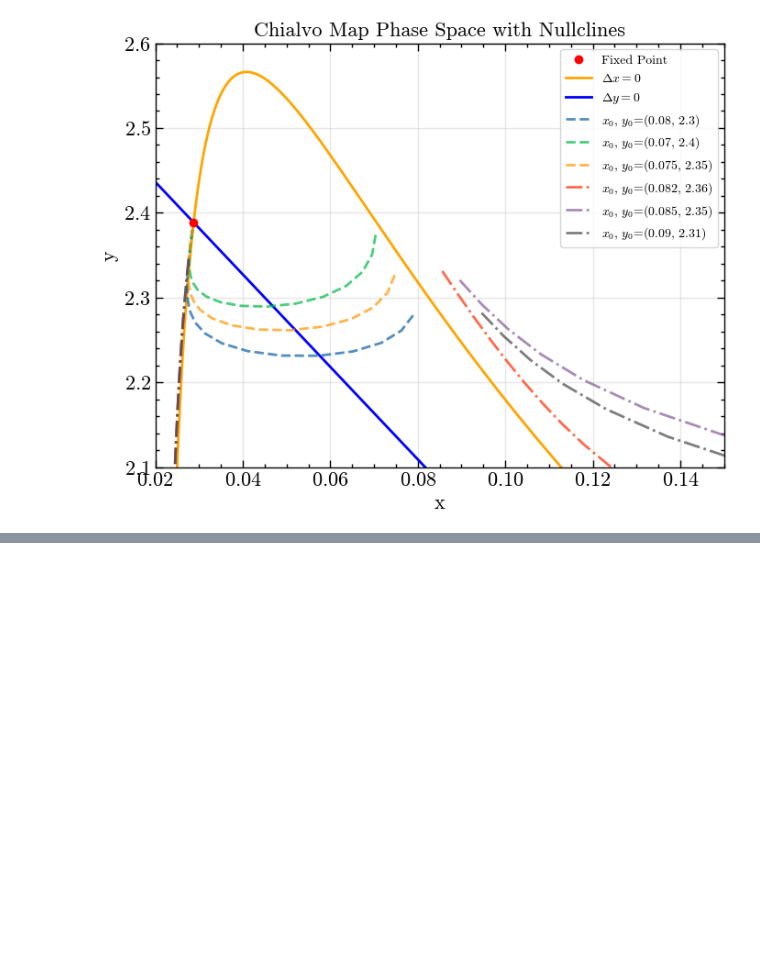
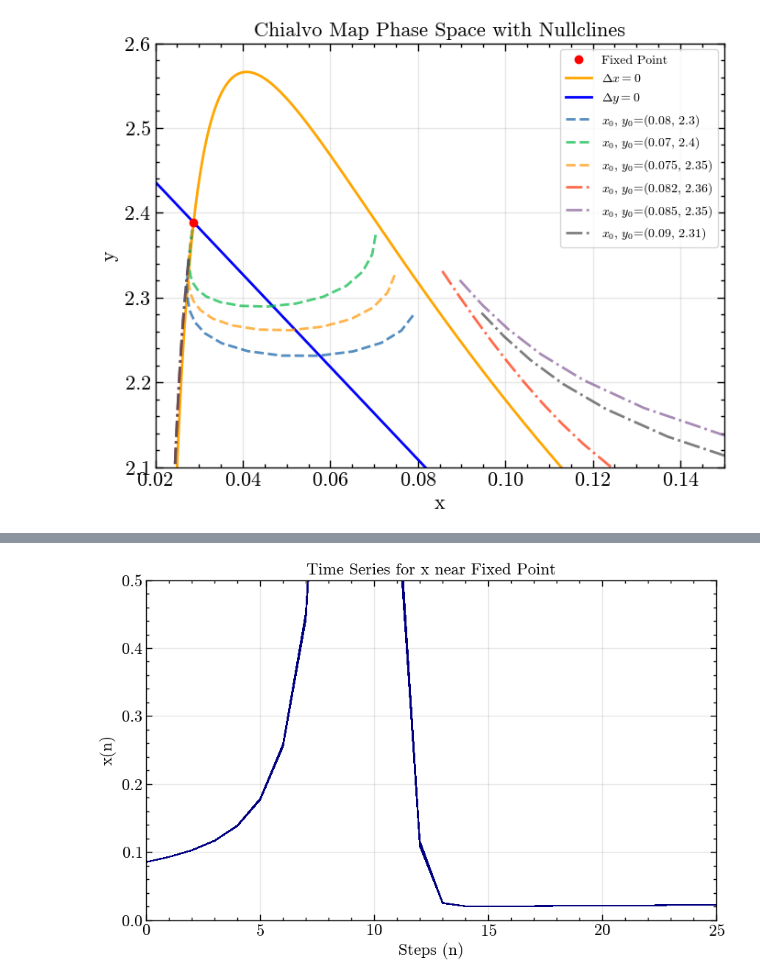
Before and after one commit to alanPalma25/complex_systems, a Jupyter notebook: final_project/chialvo_map.ipynb, the cells around one changed output, grey strips where cells are left out. Cells and saved outputs as stored; diff of their text form; code cells hidden in the pictures; blank space fills up the shorter version.

Commit message:
update Chialvo map notebook

```diff
--- a/final_project/chialvo_map.ipynb
+++ b/final_project/chialvo_map.ipynb
@@ -167,22 +168,22 @@ class ChialvoMap:
         self.c = c
         self.k = k
         self.T = T
-        self.trajectory = np.zeros((self.T, 2))
+        self.trajectory = []
 
-    def step(self):
-        x_new = self.x**2 * np.exp(self.y - self.x) + self.k
-        y_new = self.a * self.y - self.b * self.x + self.c
-        self.x, self.y = x_new, y_new
+    def step(self, x, y):
+        x_new = x**2 * np.exp(y - x) + self.k
+        y_new = self.a * y - self.b * x + self.c
 
-        return [self.x, self.y]
+        return np.array([x_new, y_new], dtype=float64)
 
     def run(self, x0=0.0, y0=0.0):
-        self.x, self.y = x0, y0
+        self.trajectory.append([x0, y0])
 
         for t in range(self.T):
-            self.trajectory[t] = self.step()
+            self.trajectory.append(self.step(x0, y0))
+            x0, y0 = self.trajectory[-1]
 
-        return np.array(self.trajectory)
+        return np.array(self.trajectory, dtype=float64)
 
     def plot_trajectory(self):
         plt.plot(self.trajectory[:, 0], self.trajectory[:, 1])
@@ -447,0 +454,29 @@ plt.show()
+# %%
+# Define parameters
+a_f6 = 0.89
+b_f6 = 0.6
+c_f6 = 0.28
+k_f6 = 0.02
+
+# Define initial conditions
+x0_f6 = np.arange(0.0852, 0.0853, 1e-7)
+
+# y0 fixed at the fixed point y value
+y0_f6 = np.ones(len(x0_f6)) * fixed_points[0][1]
+
+chialvo_f6 = ChialvoMap(T=50, a = a_f6, b = b_f6, c = c_f6, k = k_f6)
+trajectory_f6 = chialvo_f6.run(x0=x0_f6, y0=y0_f6)
+# %%
+# Time series for x
+plt.figure(figsize=(10, 6))
+for i in range(len(x0_f6)):
+    plt.plot(trajectory_f6[:, 0, :].T[i], color='navy', linewidth=0.8)
+plt.title('Time Series for x near Fixed Point')
+plt.xlabel('Steps (n)')
+plt.ylabel('x(n)')
+plt.xlim(0, 25)
+plt.ylim(0.0, 0.5)
+plt.grid(alpha=0.3)
+plt.show()
+# %% [output]
+[figure, added]
```
Also changed, not shown: parts of 23 cells of this notebook, 1 other file.
